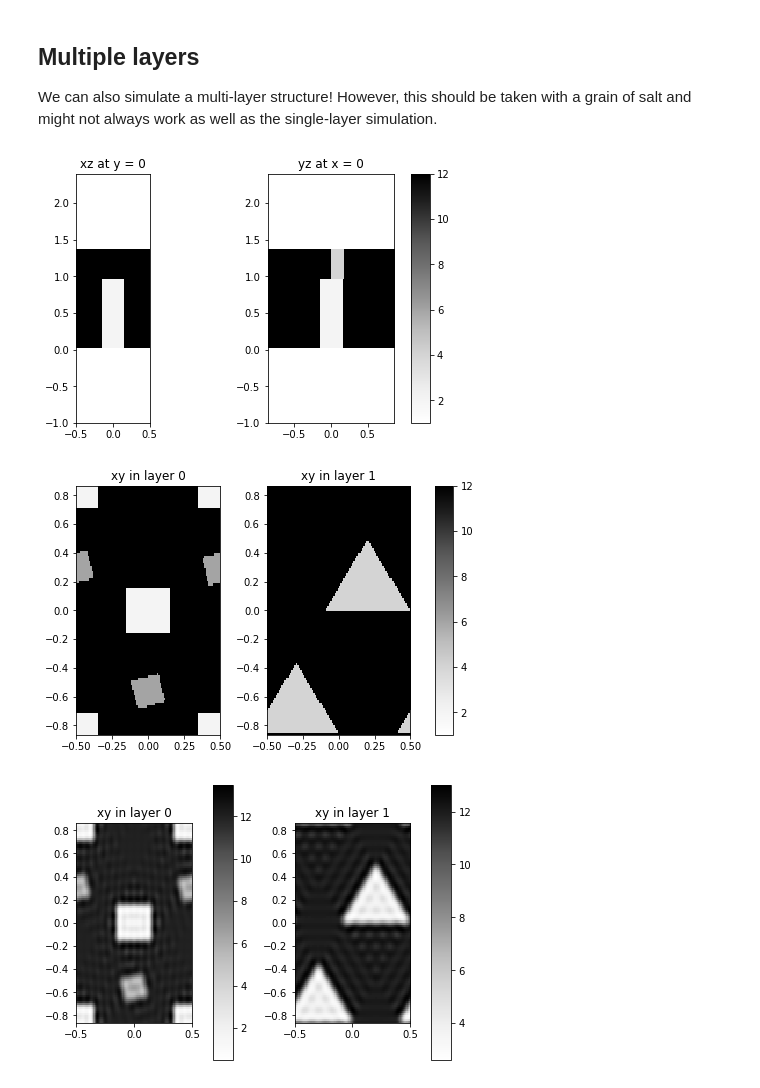
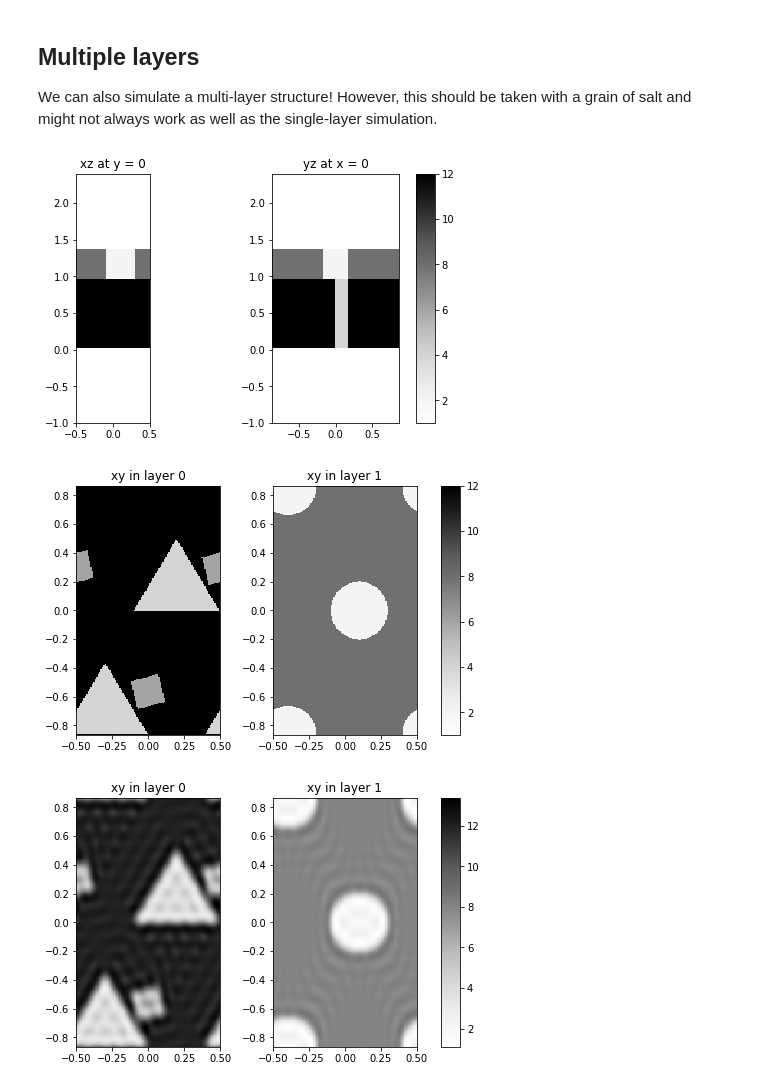
Before and after one commit to fancompute/legume, a Jupyter notebook: Notebooks/Demo_shapes_layers.ipynb, the cells around one changed output. Saved outputs shown, nothing was run; the diff lists cells and outputs as text; code cells hidden in the pictures.

```diff
--- a/Notebooks/Demo_shapes_layers.ipynb
+++ b/Notebooks/Demo_shapes_layers.ipynb
@@ -78,13 +78,17 @@ gme.plot_overview_ft()
 
 We can also simulate a multi-layer structure! However, this should be taken with a grain of salt and might not always work as well as the single-layer simulation.
 # %%
-# Arbitrary polygon
-phc.add_layer(d=0.4, eps_b=12)
-phc.layers[-1].add_shape('poly', {'x_edges': [-0.1, 0.5, 0.2], 'y_edges': [0, 0, 0.5], 'eps': 4})
-phc.plot_overview()
+# Add another layer
+phc.add_layer(d=0.4, eps_b=8)
+
+circle = Circle(x_cent=0.1, r=0.2, eps=2)
+# Remember, phc.add_shape() always adds to the last added layer
+phc.add_shape(circle)
+
+phc.plot_overview(Ny=300)
 gme = GuidedModeExp(phc, gmax=5)
-gme.plot_overview_ft()
+gme.plot_overview_ft(Ny=300)
 # %% [output]
-[figure, old version]
+[figure, new version]
-[figure, old version]
+[figure, new version]
-[figure, old version]
+[figure, new version]
```
Also changed, not shown: parts of 8 cells of this notebook, 3 other files.
